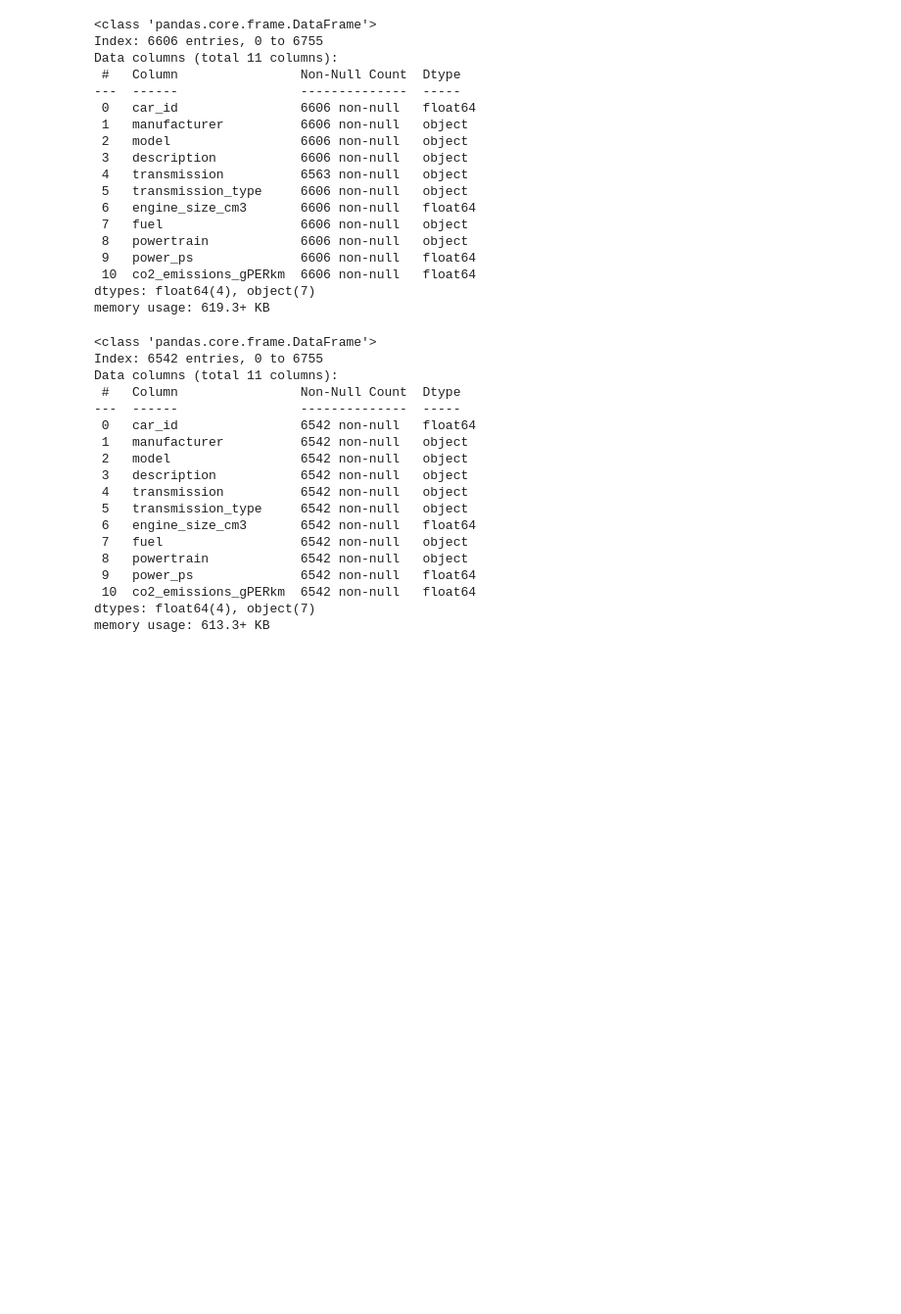
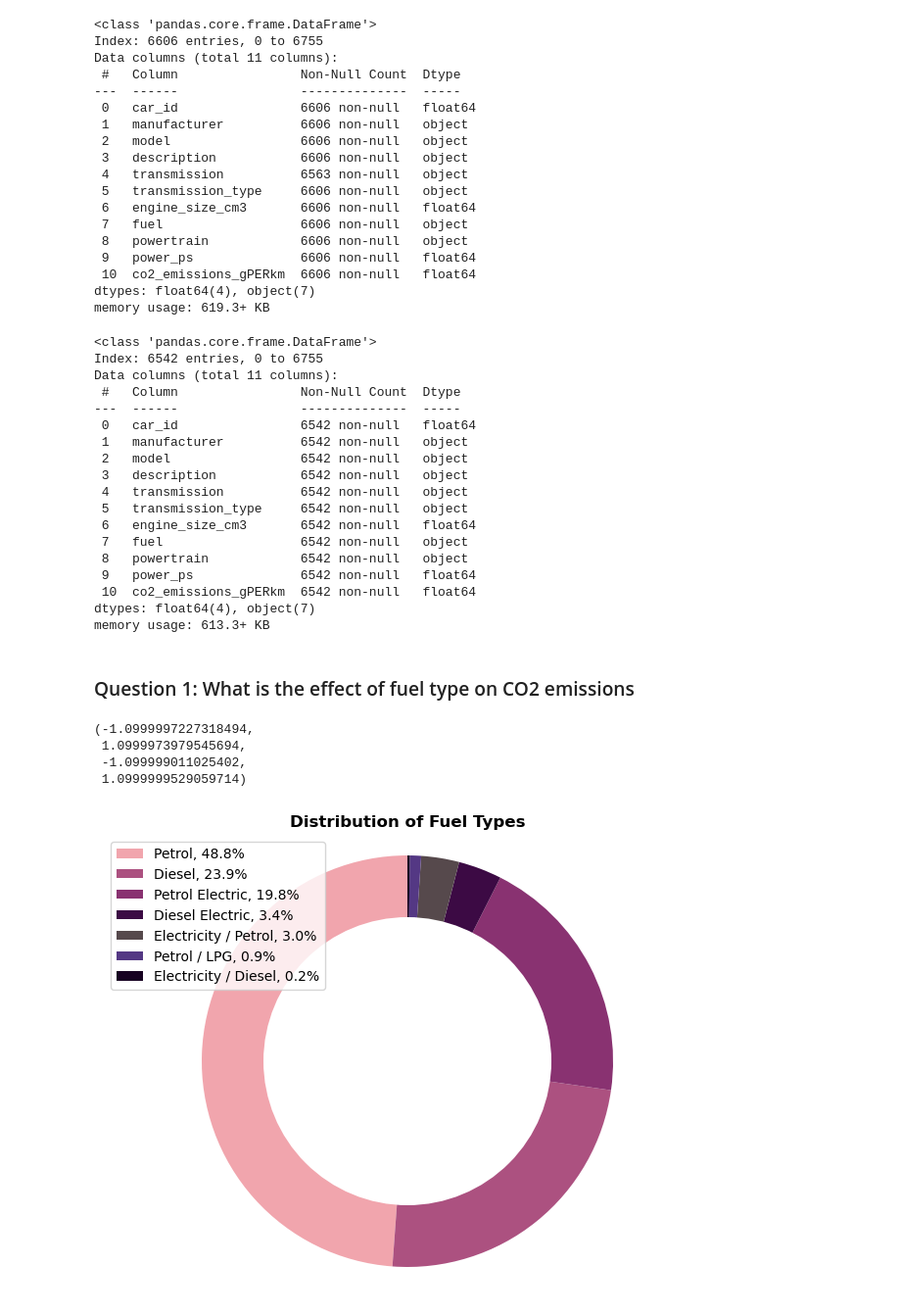
Before and after one commit to TheBoognish138/project_1_group_06, a Jupyter notebook: Gunelq/vehicle_emissions_EDA_Gunelq.ipynb, the cells around one changed output. Shown at 98% size. Drawn from its saved outputs; the diff is of its cells as text; code cells hidden in the pictures; blank space fills up the shorter version.

Commit message:
Visualization is done

```diff
--- a/Gunelq/vehicle_emissions_EDA_Gunelq.ipynb
+++ b/Gunelq/vehicle_emissions_EDA_Gunelq.ipynb
@@ -134,3 +134,40 @@ Data columns (total 11 columns):
  10  co2_emissions_gPERkm  6542 non-null   float64
 dtypes: float64(4), object(7)
 memory usage: 613.3+ KB
+# %% [markdown]
+### Question 1: What is the effect of fuel type on CO2 emissions
+# %%
+# Step 1: Get the data
+data = df_emissions_clean.fuel.value_counts()
+colors = ["#F1A5AD", "#AC5180", "#893271", "#3C0A44", "#56494C", "#543884", "#160121"]
+# Step 2: Make the canvas
+plt.figure(figsize=(8, 6))
+
+# Step 3: Make the plot
+patches, texts = plt.pie(data, colors=colors, shadow=False, startangle=90,pctdistance=0.85)
+
+# Step 3.5: Add in the donut hole
+# draw circle
+center_circle = plt.Circle((0, 0), 0.70, fc='white')
+fig = plt.gcf()
+
+# Adding Circle in Pie chart
+fig.gca().add_artist(center_circle)
+
+
+# finding percentages
+percentages = data.to_numpy() * 100 / data.to_numpy().sum()
+
+# Step 4: Customizations
+plt.title("Distribution of Fuel Types", fontweight="bold", fontsize=12)
+plt.legend(patches, loc="best", labels = [f'{l}, {s:0.1f}%' for l, s in zip(data.index, percentages)])
+plt.axis("equal")
+
+# Step 5: Save/Show
+#plt.show()
+# %% [output]
+(-1.0999997227318494,
+ 1.0999973979545694,
+ -1.099999011025402,
+ 1.0999999529059714)
+[figure, added]
```
Also changed, not shown: parts of 8 cells of this notebook, 1 other file.
